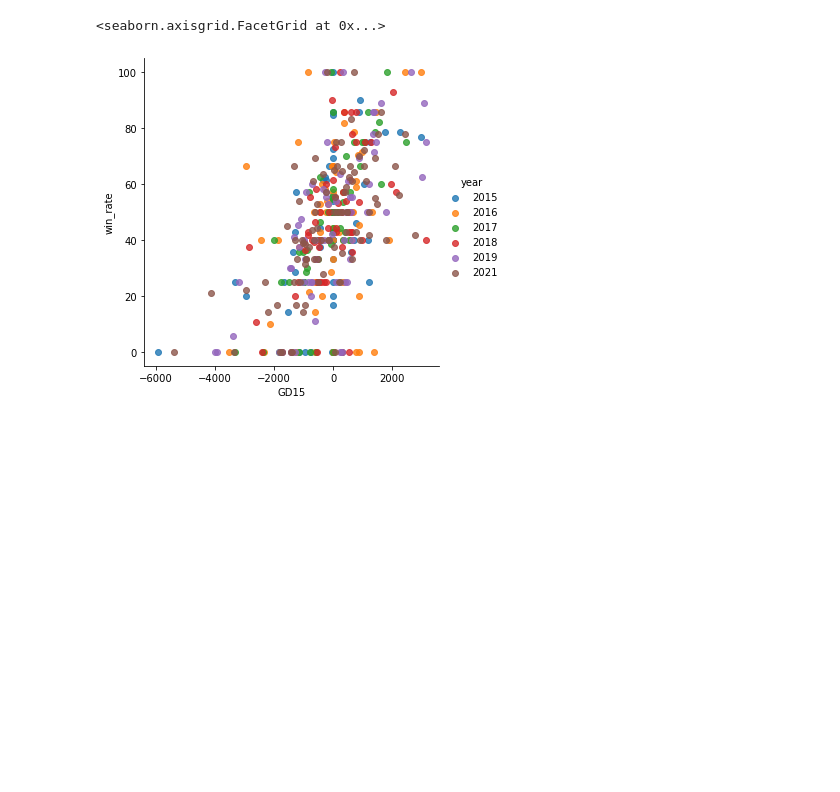
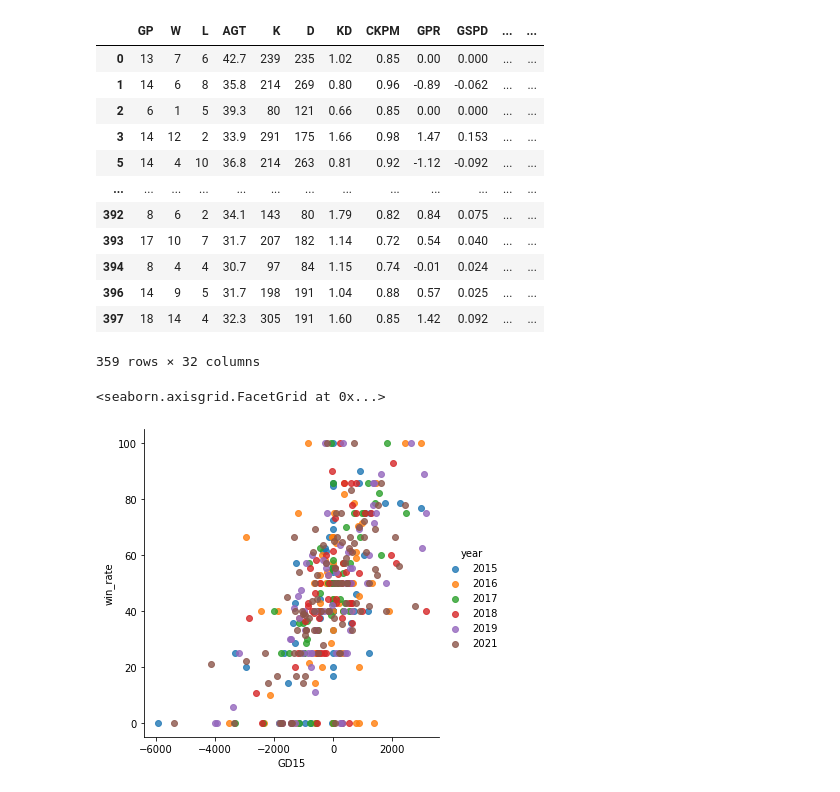
Before and after one commit to logperks/lol-msi-prediction-2022, a Jupyter notebook: Data Analysis.ipynb, the cells around one changed output. Cells and saved outputs as stored; diff of their text form; code cells hidden in the pictures; blank space fills up the shorter version.

```diff
--- a/Data Analysis.ipynb
+++ b/Data Analysis.ipynb
@@ -23,3 +23,24 @@ data.describe()
+# %%
+# Separate playoffs games and MSI games
+playMask = df['msi_placed'] >= 0
+msiMask = df['msi_placed'] == -1
+playoffs = df[playMask]
+msi = df[msiMask]
+playoffs
+# %% [output]
+|  | GP | W | L | AGT | K | D | KD | CKPM | GPR | GSPD | ... | ... |
+| 0 | 13 | 7 | 6 | 42.7 | 239 | 235 | 1.02 | 0.85 | 0.00 | 0.000 | ... | ... |
+| 1 | 14 | 6 | 8 | 35.8 | 214 | 269 | 0.80 | 0.96 | -0.89 | -0.062 | ... | ... |
+| 2 | 6 | 1 | 5 | 39.3 | 80 | 121 | 0.66 | 0.85 | 0.00 | 0.000 | ... | ... |
+| 3 | 14 | 12 | 2 | 33.9 | 291 | 175 | 1.66 | 0.98 | 1.47 | 0.153 | ... | ... |
+| 5 | 14 | 4 | 10 | 36.8 | 214 | 263 | 0.81 | 0.92 | -1.12 | -0.092 | ... | ... |
+| ... | ... | ... | ... | ... | ... | ... | ... | ... | ... | ... | ... | ... |
+| 392 | 8 | 6 | 2 | 34.1 | 143 | 80 | 1.79 | 0.82 | 0.84 | 0.075 | ... | ... |
+| 393 | 17 | 10 | 7 | 31.7 | 207 | 182 | 1.14 | 0.72 | 0.54 | 0.040 | ... | ... |
+| 394 | 8 | 4 | 4 | 30.7 | 97 | 84 | 1.15 | 0.74 | -0.01 | 0.024 | ... | ... |
+| 396 | 14 | 9 | 5 | 31.7 | 198 | 191 | 1.04 | 0.88 | 0.57 | 0.025 | ... | ... |
+| 397 | 18 | 14 | 4 | 32.3 | 305 | 191 | 1.60 | 0.85 | 1.42 | 0.092 | ... | ... |
+359 rows × 32 columns
 # %%
 sns.lmplot(data = data, x = 'GD15', y = 'win_rate', hue = 'year', fit_reg = False)
 # %% [output]
```
Also changed, not shown: parts of 2 cells of this notebook, 2 other files.
